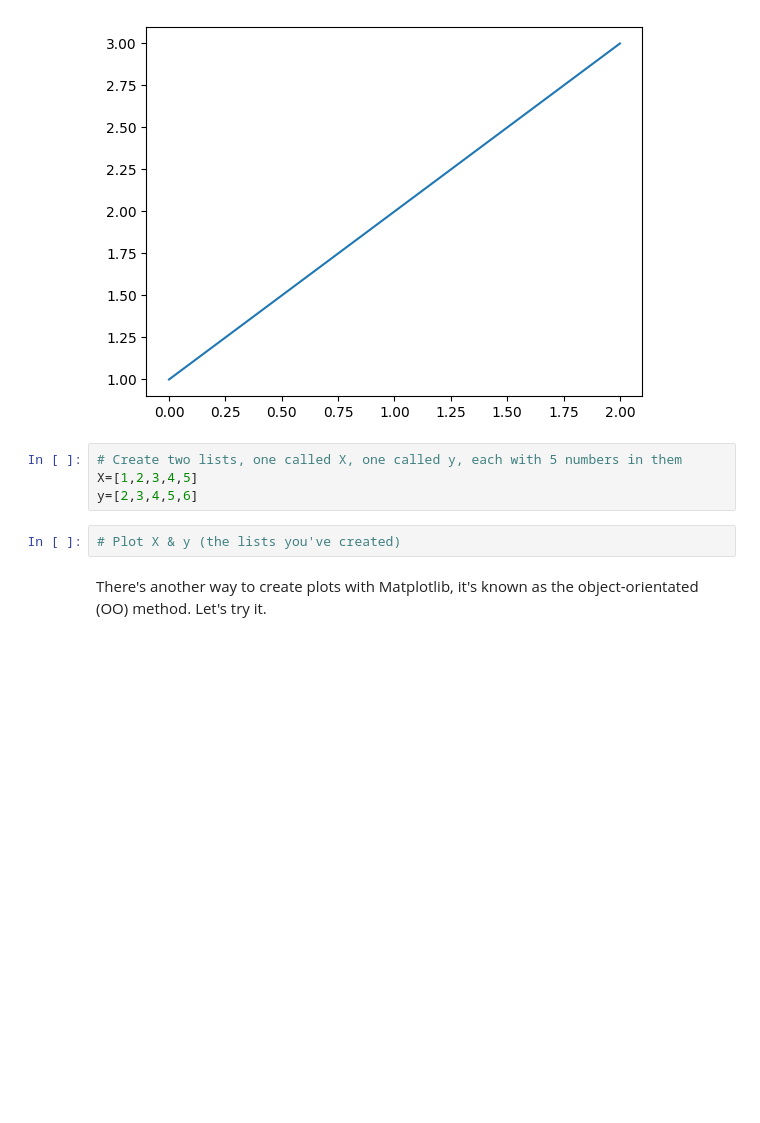
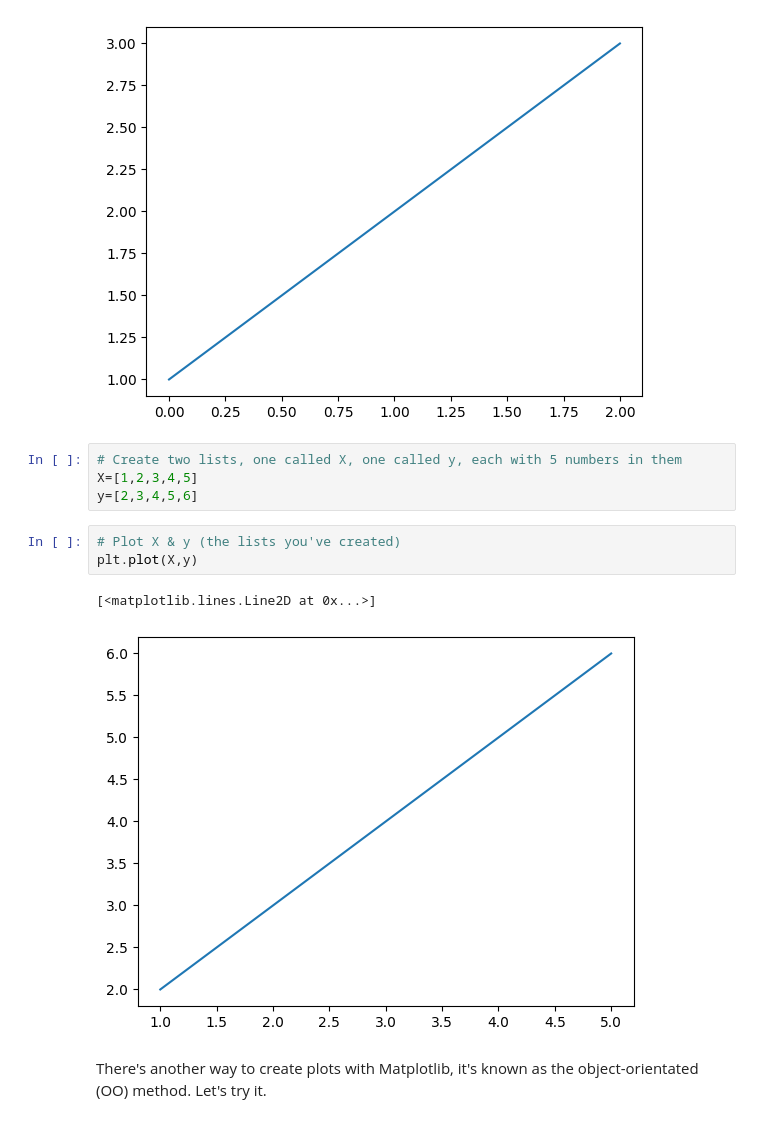
Before and after one commit to GhadeerZahwe/Matplotlib_Practice, a Jupyter notebook: matplotlib-exercises.ipynb, the cells around one changed output. Drawn from its saved outputs; the diff is of its cells as text; blank space fills up the shorter version.

```diff
--- a/matplotlib-exercises.ipynb
+++ b/matplotlib-exercises.ipynb
@@ -33,6 +33,10 @@ X=[1,2,3,4,5]
 y=[2,3,4,5,6]
 # %%
 # Plot X & y (the lists you've created)
+plt.plot(X,y)
+# %% [output]
+[<matplotlib.lines.Line2D at 0x...>]
+[figure, added]
 # %% [markdown]
 There's another way to create plots with Matplotlib, it's known as the object-orientated (OO) method. Let's try it.
 # %%
```
Also changed, not shown: parts of 1 cell of this notebook.
